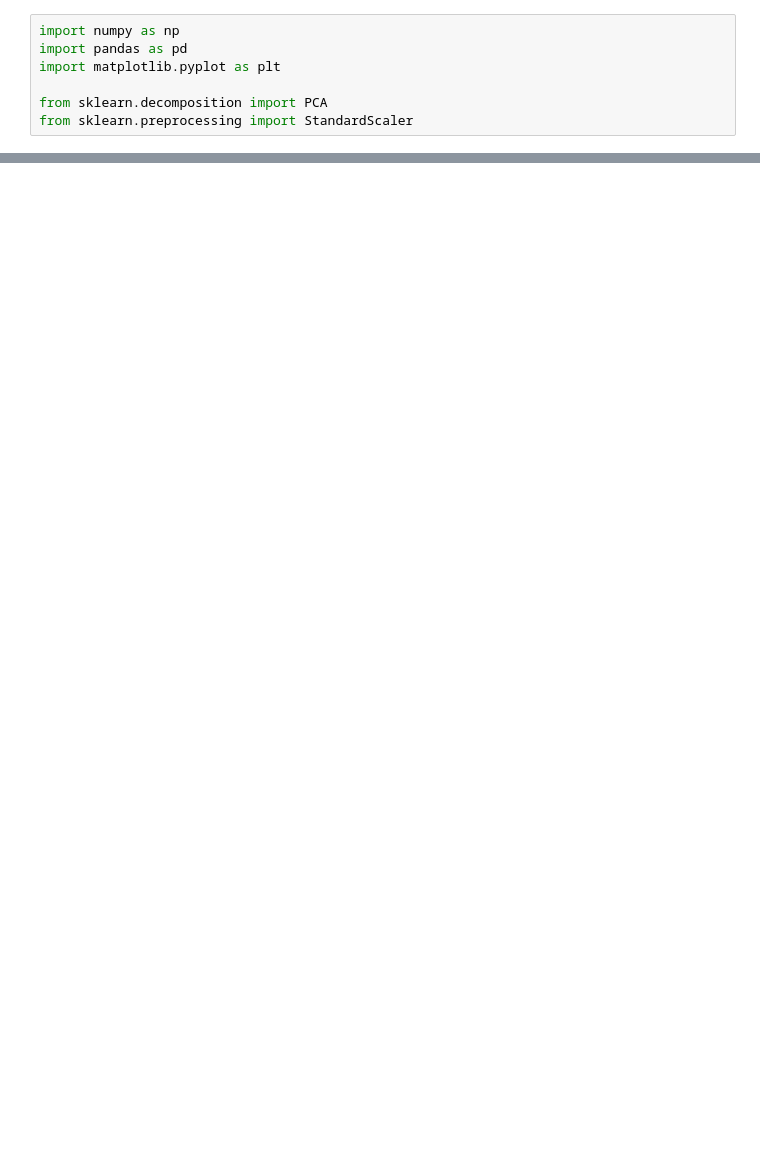
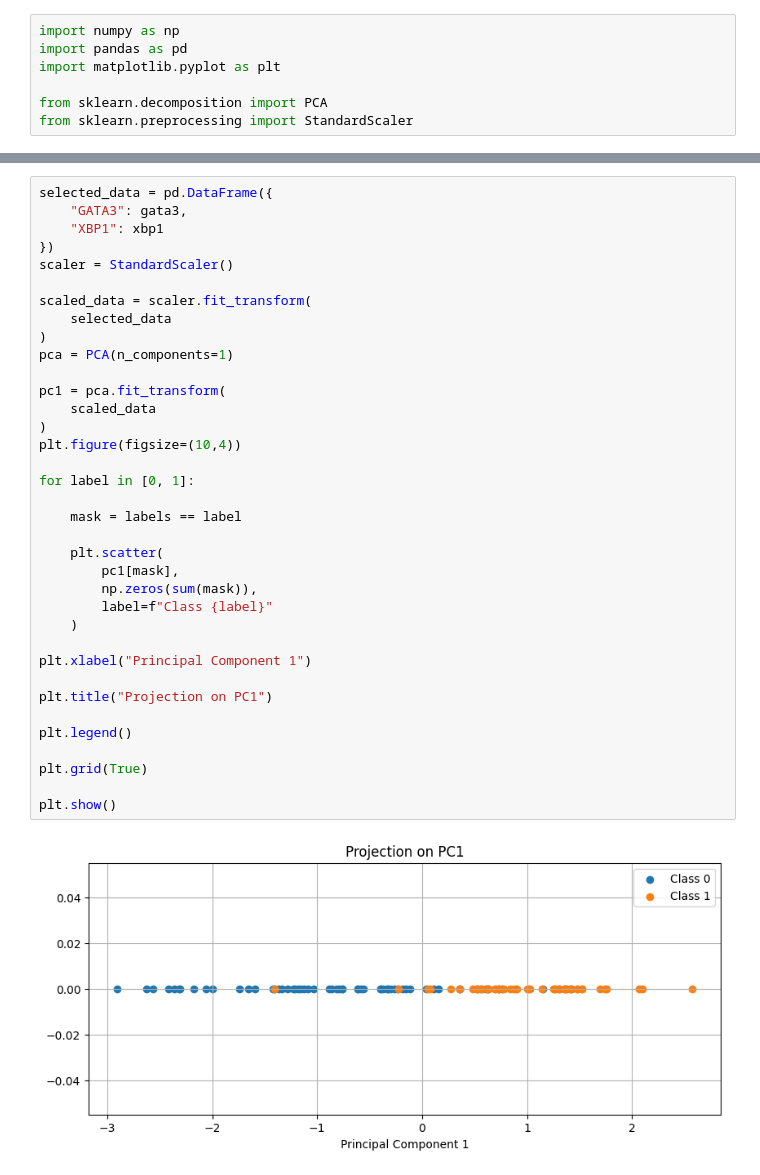
Before and after one commit to Monika02427/PCA-Bioinformatics, a Jupyter notebook: notebooks/breast_cancer_pca.ipynb, the cells around one changed output, grey strips where cells are left out. Saved outputs shown, nothing was run; the diff lists cells and outputs as text; blank space fills up the shorter version.

```diff
--- a/notebooks/breast_cancer_pca.ipynb
+++ b/notebooks/breast_cancer_pca.ipynb
@@ -31,0 +100,38 @@ ParserError: Error tokenizing data. C error: Expected 1 fields in line 19, saw 1
+# %%
+selected_data = pd.DataFrame({
+    "GATA3": gata3,
+    "XBP1": xbp1
+})
+scaler = StandardScaler()
+
+scaled_data = scaler.fit_transform(
+    selected_data
+)
+pca = PCA(n_components=1)
+
+pc1 = pca.fit_transform(
+    scaled_data
+)
+plt.figure(figsize=(10,4))
+
+for label in [0, 1]:
+
+    mask = labels == label
+
+    plt.scatter(
+        pc1[mask],
+        np.zeros(sum(mask)),
+        label=f"Class {label}"
+    )
+
+plt.xlabel("Principal Component 1")
+
+plt.title("Projection on PC1")
+
+plt.legend()
+
+plt.grid(True)
+
+plt.show()
+# %% [output]
+[figure, added]
```
Also changed, not shown: parts of 4 cells of this notebook.
